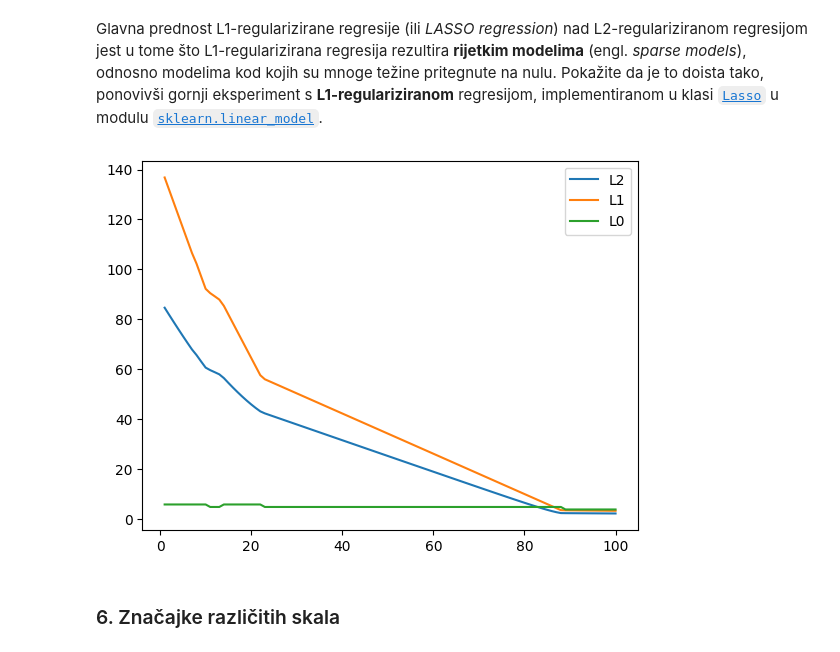
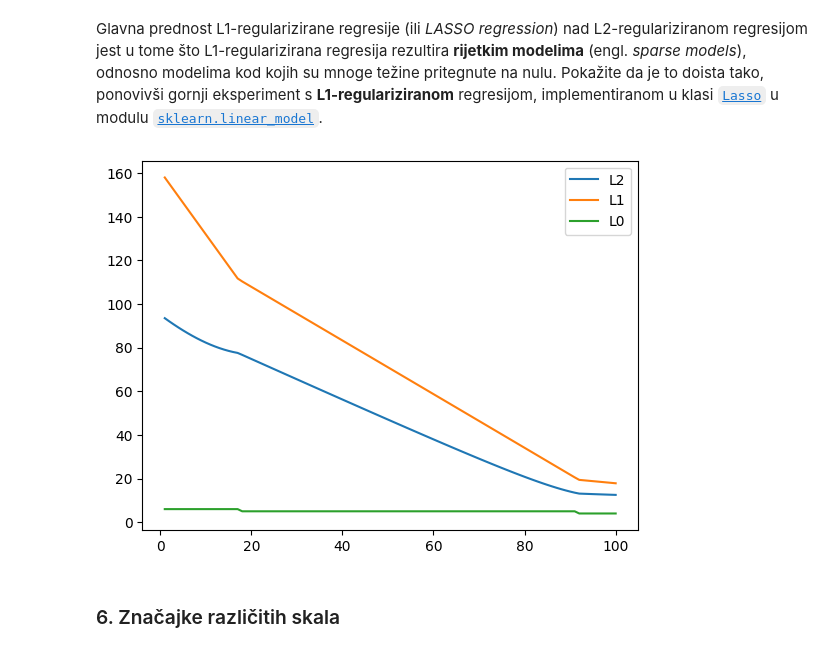
Before and after one commit to futa125/Machine-Learning-1, a Jupyter notebook: LAB1/SU1-2022-LAB1.ipynb, the cells around one changed output. Drawn from its saved outputs; the diff is of its cells as text; code cells hidden in the pictures.

```diff
--- a/LAB1/SU1-2022-LAB1.ipynb
+++ b/LAB1/SU1-2022-LAB1.ipynb
@@ -522,7 +522,7 @@ for lambda_ in lambdas:
     PHI = np.array(poly.fit_transform(X_train))
 
     clf = Ridge(alpha=lambda_)
-    clf.fit(PHI, y_test)
+    clf.fit(PHI, y_train)
 
     y_train_predicted = clf.predict(PHI)
 
@@ -562,35 +562,35 @@ X_train, X_test, y_train, y_test = train_test_split(X, y, train_size=0.5, test_s
 poly = PolynomialFeatures(degree=5, include_bias=True)
 lambdas = range(1, 100 + 1)
 
 l2_weights = []
 l1_weights = []
 l0_weights = []
 for lambda_ in lambdas:
     PHI = np.array(poly.fit_transform(X_train))
 
     clf = Lasso(alpha=lambda_)
-    clf.fit(PHI, y_test)
+    clf.fit(PHI, y_train)
 
     y_train_predicted = clf.predict(PHI)
 
     PHI = np.array(poly.transform(X_test))
     y_test_predicted = clf.predict(PHI)
 
     w = [clf.intercept_[0]]
     w.extend(clf.coef_)
     w = np.array(w)
 
     l2_weights.append(linalg.norm(w))
     l1_weights.append(linalg.norm(w, 1))
     l0_weights.append(nonzeroes(w))
 
 plt.plot(lambdas, l2_weights, label="L2")
 plt.plot(lambdas, l1_weights, label="L1")
 plt.plot(lambdas, l0_weights, label="L0")
 plt.legend(loc="upper right")
 plt.show()
 # %% [output]
-[figure, old version]
+[figure, new version]
 # %% [markdown]
 ### 6. Značajke različitih skala
 # %% [markdown]
```
Also changed, not shown: parts of 10 cells of this notebook.
